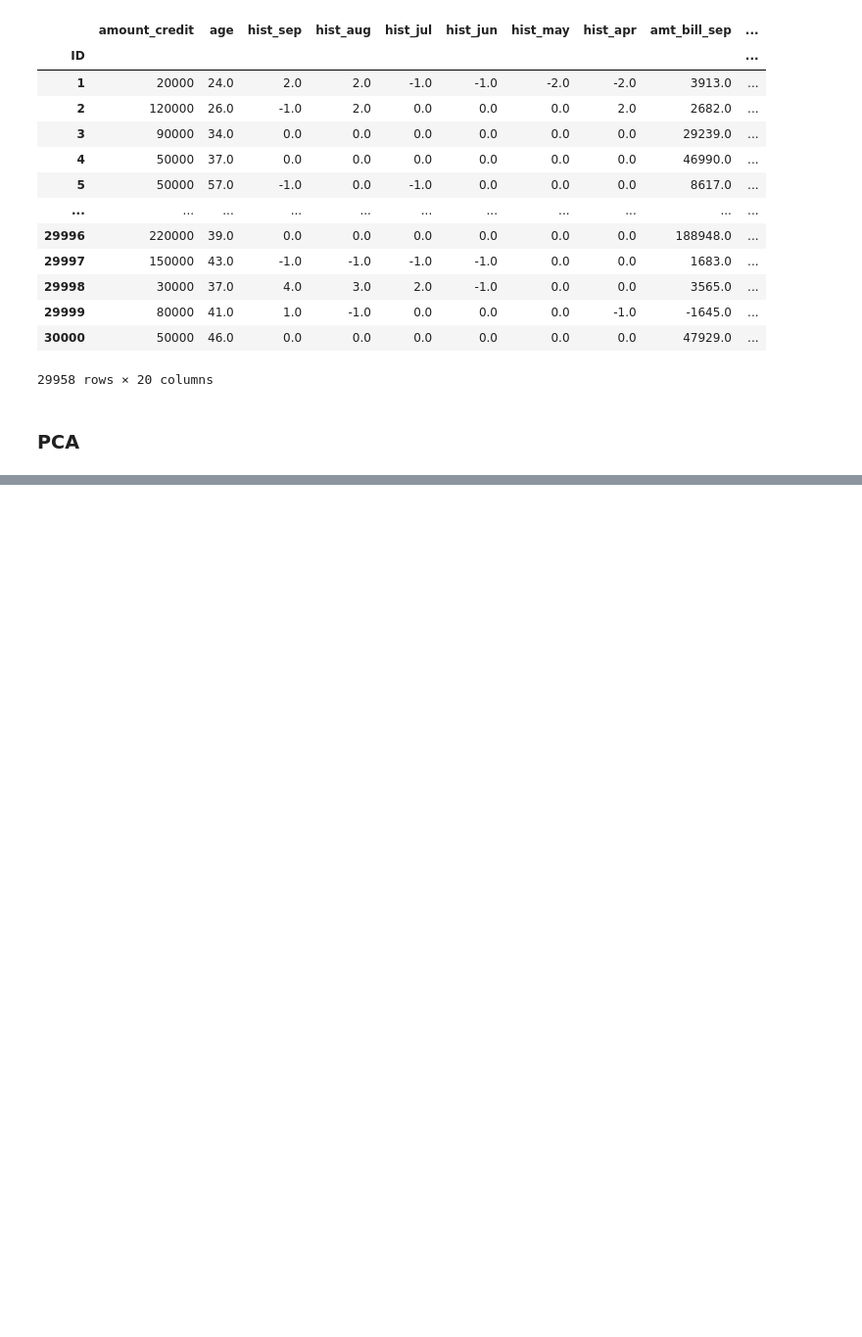
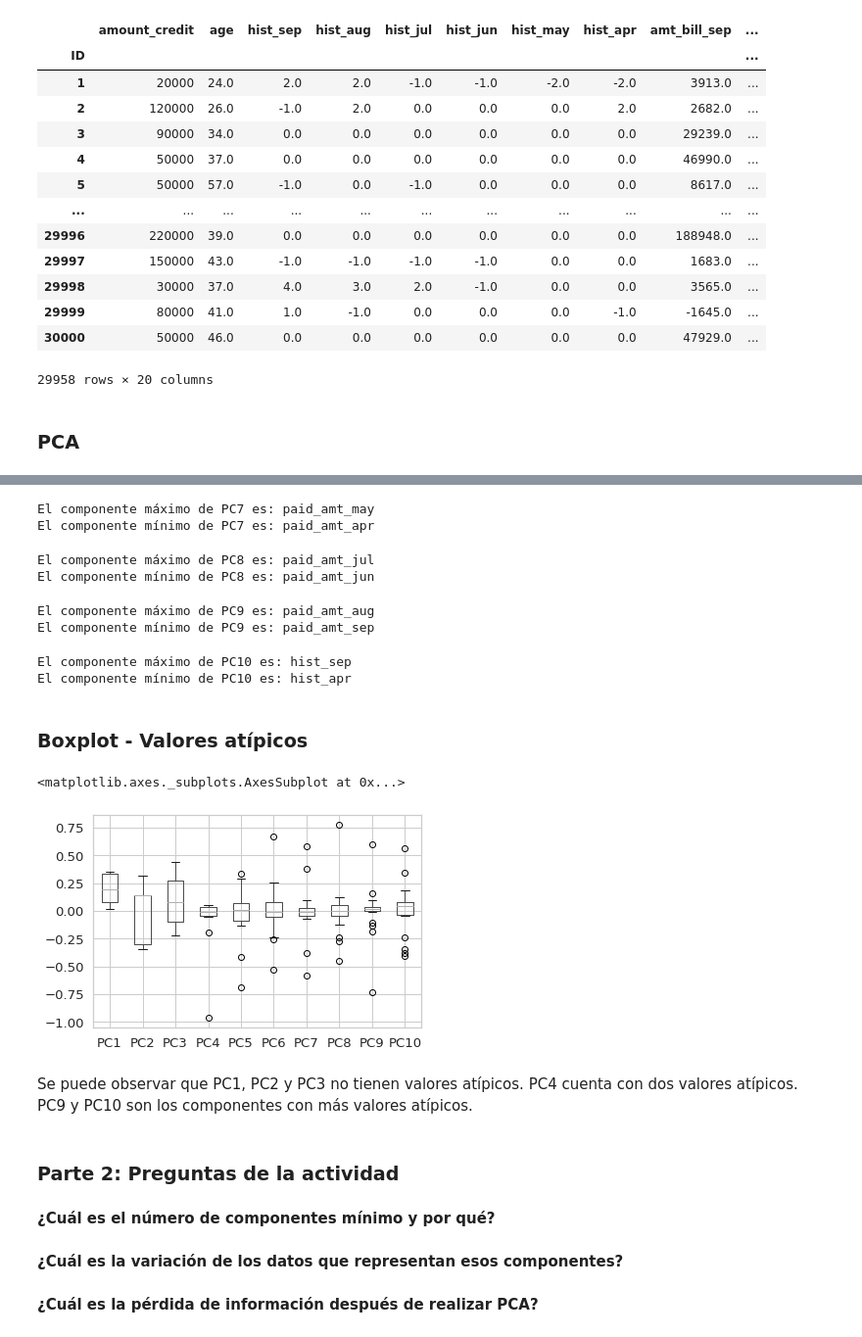
Before and after one commit to PosgradoMNA/actividades-del-projecto-equipo-71, a Jupyter notebook: Semana_4_Actividad_1.ipynb, the cells around one changed output, grey strips where cells are left out. Shown: that part at 98% size. Saved outputs shown, nothing was run; the diff lists cells and outputs as text; code cells hidden in the pictures; blank space fills up the shorter version.

```diff
--- a/Semana_4_Actividad_1.ipynb
+++ b/Semana_4_Actividad_1.ipynb
@@ -177,0 +242,6 @@ df_copy_3
+# %%
+pcsComponents_df = pd.DataFrame(pcs.components_.transpose(),
+                                columns = pcsSummary_df.columns,
+                                index = df_copy_3.iloc[:, 0:20].columns
+                                )
+pcsComponents_df.iloc[:,:10]
@@ -177,0 +302,42 @@ df_copy_3
+# %%
+print("El componente máximo de PC7 es: " + pcsComponents_df.PC7.idxmax())
+print("El componente mínimo de PC7 es: " + pcsComponents_df.PC7.idxmin())
+# %% [output]
+El componente máximo de PC7 es: paid_amt_may
+El componente mínimo de PC7 es: paid_amt_apr
+# %%
+print("El componente máximo de PC8 es: " + pcsComponents_df.PC8.idxmax())
+print("El componente mínimo de PC8 es: " + pcsComponents_df.PC8.idxmin())
+# %% [output]
+El componente máximo de PC8 es: paid_amt_jul
+El componente mínimo de PC8 es: paid_amt_jun
+# %%
+print("El componente máximo de PC9 es: " + pcsComponents_df.PC9.idxmax())
+print("El componente mínimo de PC9 es: " + pcsComponents_df.PC9.idxmin())
+# %% [output]
+El componente máximo de PC9 es: paid_amt_aug
+El componente mínimo de PC9 es: paid_amt_sep
+# %%
+print("El componente máximo de PC10 es: " + pcsComponents_df.PC10.idxmax())
+print("El componente mínimo de PC10 es: " + pcsComponents_df.PC10.idxmin())
+# %% [output]
+El componente máximo de PC10 es: hist_sep
+El componente mínimo de PC10 es: hist_apr
+# %% [markdown]
+### Boxplot - Valores atípicos
+# %%
+boxplot=pcsComponents_df.iloc[:,:10]
+boxplot.boxplot()
+# %% [output]
+<matplotlib.axes._subplots.AxesSubplot at 0x...>
+[figure, added]
+# %% [markdown]
+Se puede observar que PC1, PC2 y PC3 no tienen valores atípicos. PC4 cuenta con dos valores atípicos. PC9 y PC10 son los componentes con más valores atípicos.
+# %% [markdown]
+### Parte 2: Preguntas de la actividad
+# %% [markdown]
+**¿Cuál es el número de componentes mínimo y por qué?**
+# %% [markdown]
+**¿Cuál es la variación de los datos que representan esos componentes?**
+# %% [markdown]
+**¿Cuál es la pérdida de información después de realizar PCA?**
```
Also changed, not shown: parts of 17 cells of this notebook.
